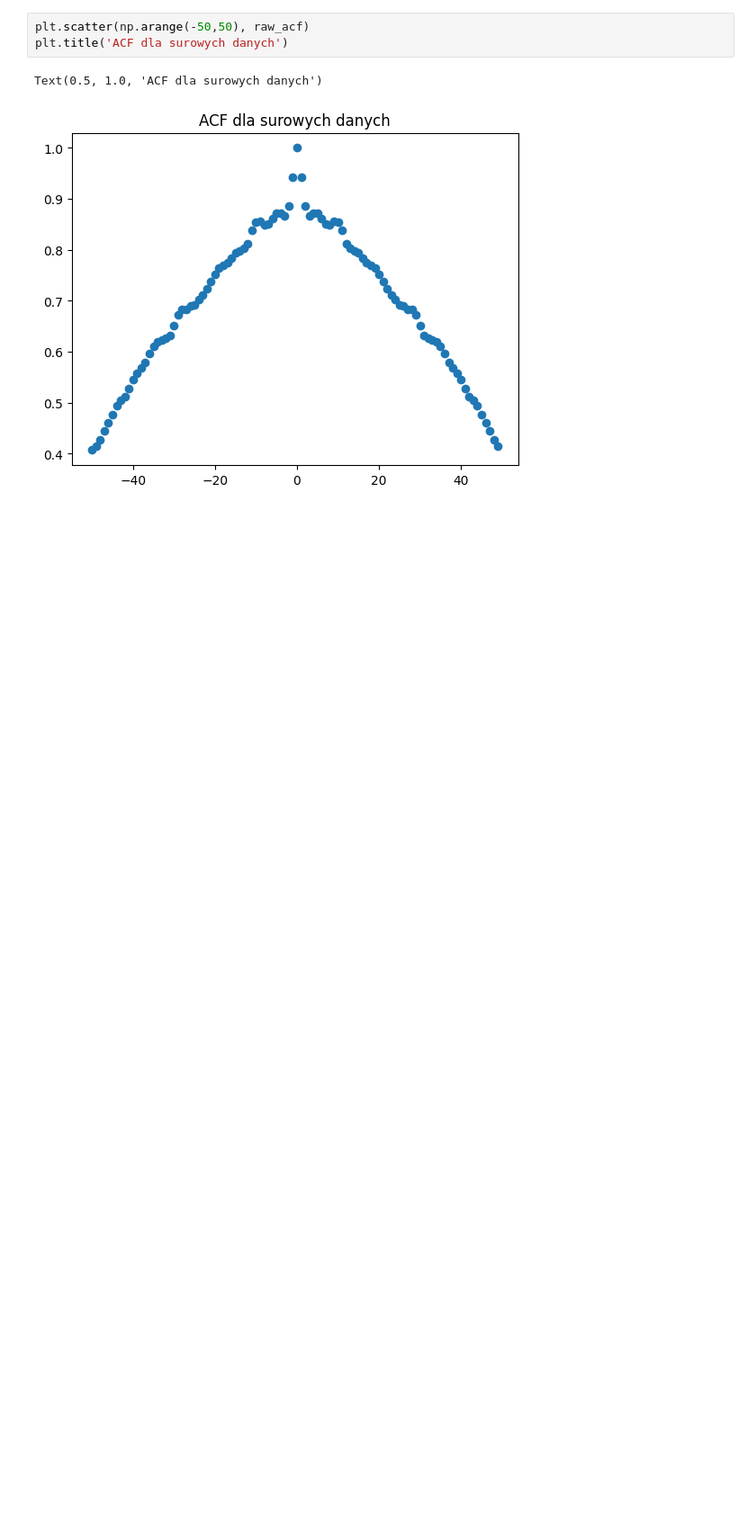
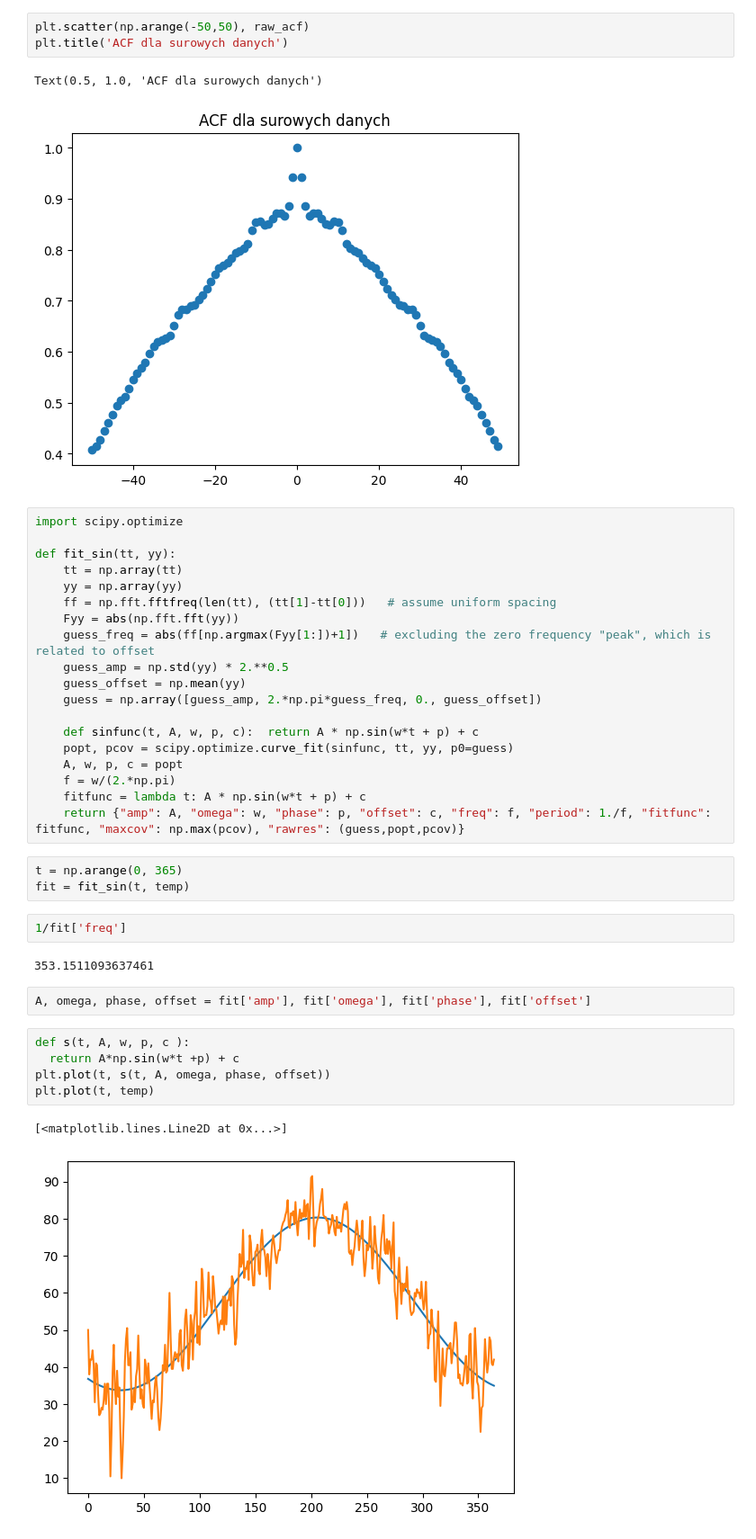
Before and after one commit to MariaNowacka/kaszcz, a Jupyter notebook: sprawozdanie/sprawko.ipynb, the cells around one changed output. Shown at 90% size. Saved outputs shown, nothing was run; the diff lists cells and outputs as text; blank space fills up the shorter version.

```diff
--- a/sprawozdanie/sprawko.ipynb
+++ b/sprawozdanie/sprawko.ipynb
@@ -37,3 +38,39 @@ plt.title('ACF dla surowych danych')
 # %% [output]
 Text(0.5, 1.0, 'ACF dla surowych danych')
 [figure]
+# %%
+import scipy.optimize
+
+def fit_sin(tt, yy):
+    tt = np.array(tt)
+    yy = np.array(yy)
+    ff = np.fft.fftfreq(len(tt), (tt[1]-tt[0]))   # assume uniform spacing
+    Fyy = abs(np.fft.fft(yy))
+    guess_freq = abs(ff[np.argmax(Fyy[1:])+1])   # excluding the zero frequency "peak", which is related to offset
+    guess_amp = np.std(yy) * 2.**0.5
+    guess_offset = np.mean(yy)
+    guess = np.array([guess_amp, 2.*np.pi*guess_freq, 0., guess_offset])
+
+    def sinfunc(t, A, w, p, c):  return A * np.sin(w*t + p) + c
+    popt, pcov = scipy.optimize.curve_fit(sinfunc, tt, yy, p0=guess)
+    A, w, p, c = popt
+    f = w/(2.*np.pi)
+    fitfunc = lambda t: A * np.sin(w*t + p) + c
+    return {"amp": A, "omega": w, "phase": p, "offset": c, "freq": f, "period": 1./f, "fitfunc": fitfunc, "maxcov": np.max(pcov), "rawres": (guess,popt,pcov)}
+# %%
+t = np.arange(0, 365)
+fit = fit_sin(t, temp)
+# %%
+1/fit['freq']
+# %% [output]
+353.1511093637461
+# %%
+A, omega, phase, offset = fit['amp'], fit['omega'], fit['phase'], fit['offset']
+# %%
+def s(t, A, w, p, c ):
+  return A*np.sin(w*t +p) + c
+plt.plot(t, s(t, A, omega, phase, offset))
+plt.plot(t, temp)
+# %% [output]
+[<matplotlib.lines.Line2D at 0x...>]
+[figure, added]
```
Also changed, not shown: parts of 8 cells of this notebook.
